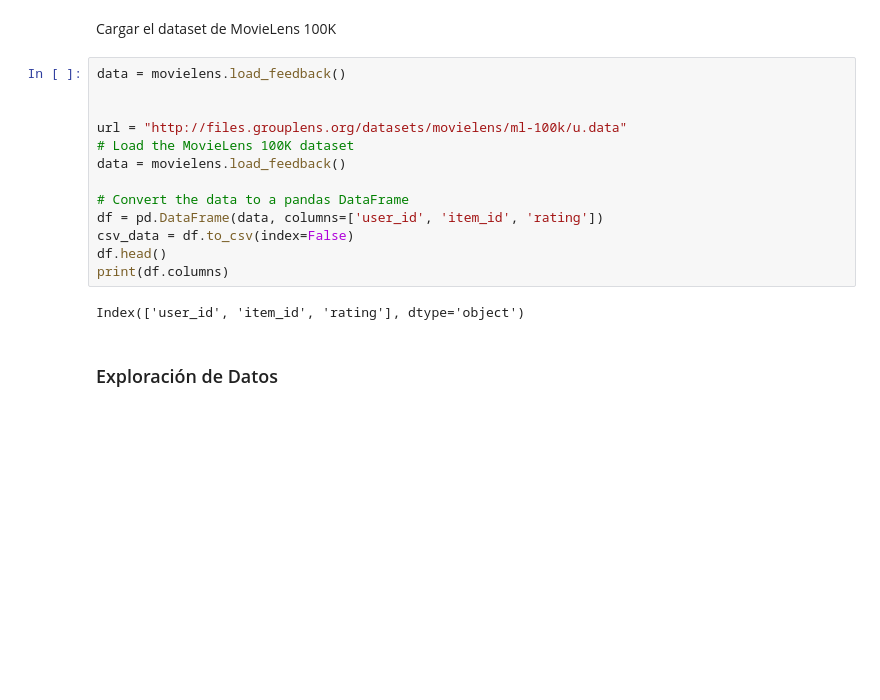
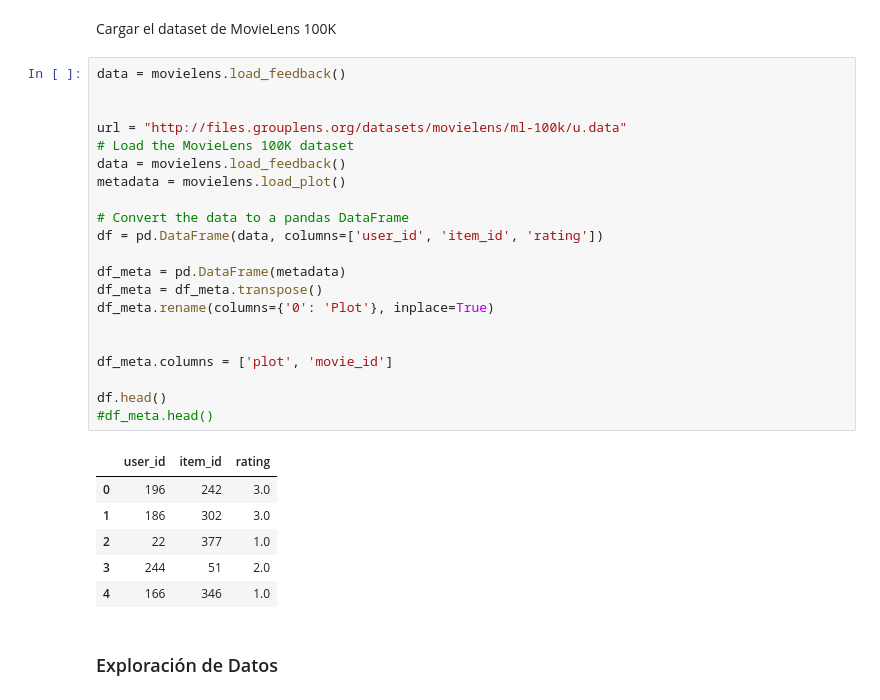
Before and after one commit to marians002/IRS-Final-Project, a Jupyter notebook: src/hybrid_recommender_cornac.ipynb, the cells around one changed output. Cells and saved outputs as stored; diff of their text form; blank space fills up the shorter version.

```diff
--- a/src/hybrid_recommender_cornac.ipynb
+++ b/src/hybrid_recommender_cornac.ipynb
@@ -58,18 +58,31 @@ Cargar el dataset de MovieLens 100K
 # %%
 data = movielens.load_feedback()
 
 
 url = "http://files.grouplens.org/datasets/movielens/ml-100k/u.data"
 # Load the MovieLens 100K dataset
 data = movielens.load_feedback()
+metadata = movielens.load_plot()
 
 # Convert the data to a pandas DataFrame
 df = pd.DataFrame(data, columns=['user_id', 'item_id', 'rating'])
-csv_data = df.to_csv(index=False)
+
+df_meta = pd.DataFrame(metadata)
+df_meta = df_meta.transpose()
+df_meta.rename(columns={'0': 'Plot'}, inplace=True)
+
+
+df_meta.columns = ['plot', 'movie_id']
+
 df.head()
-print(df.columns)
+#df_meta.head()
 # %% [output]
-Index(['user_id', 'item_id', 'rating'], dtype='object')
+|  | user_id | item_id | rating |
+| 0 | 196 | 242 | 3.0 |
+| 1 | 186 | 302 | 3.0 |
+| 2 | 22 | 377 | 1.0 |
+| 3 | 244 | 51 | 2.0 |
+| 4 | 166 | 346 | 1.0 |
 # %% [markdown]
 ### Exploración de Datos ###
 # %%
```
Also changed, not shown: parts of 5 cells of this notebook.
